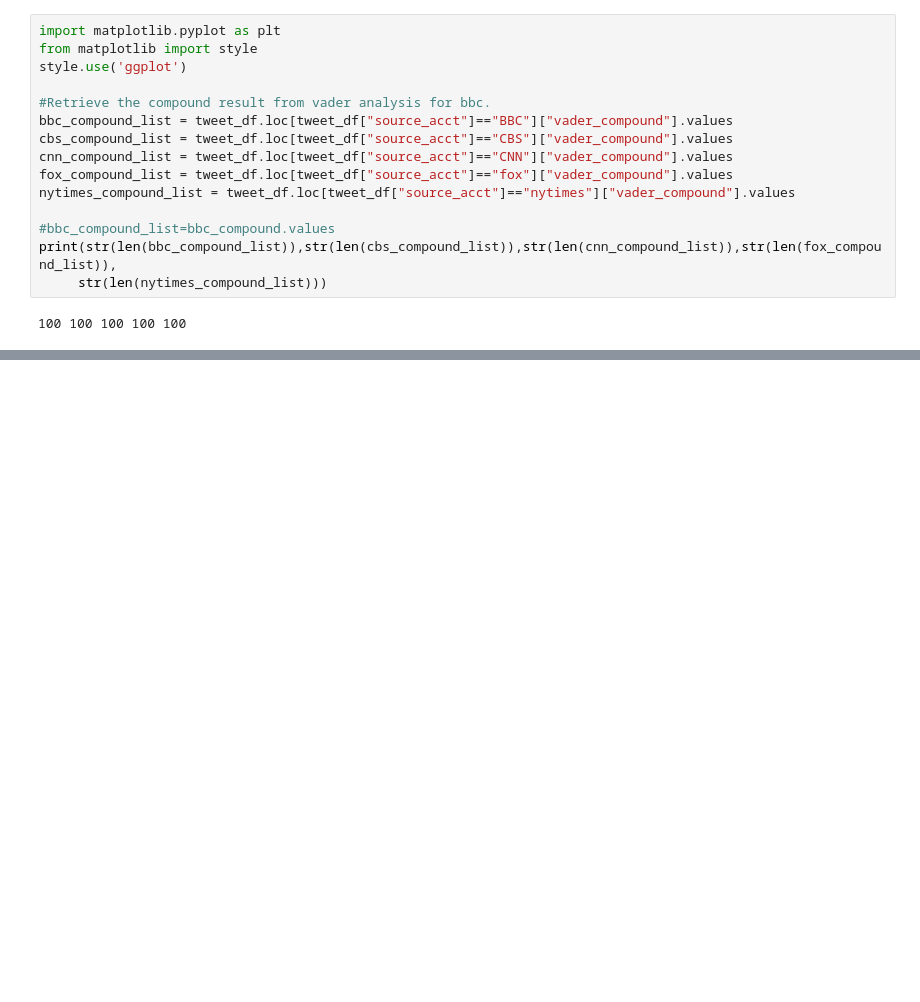
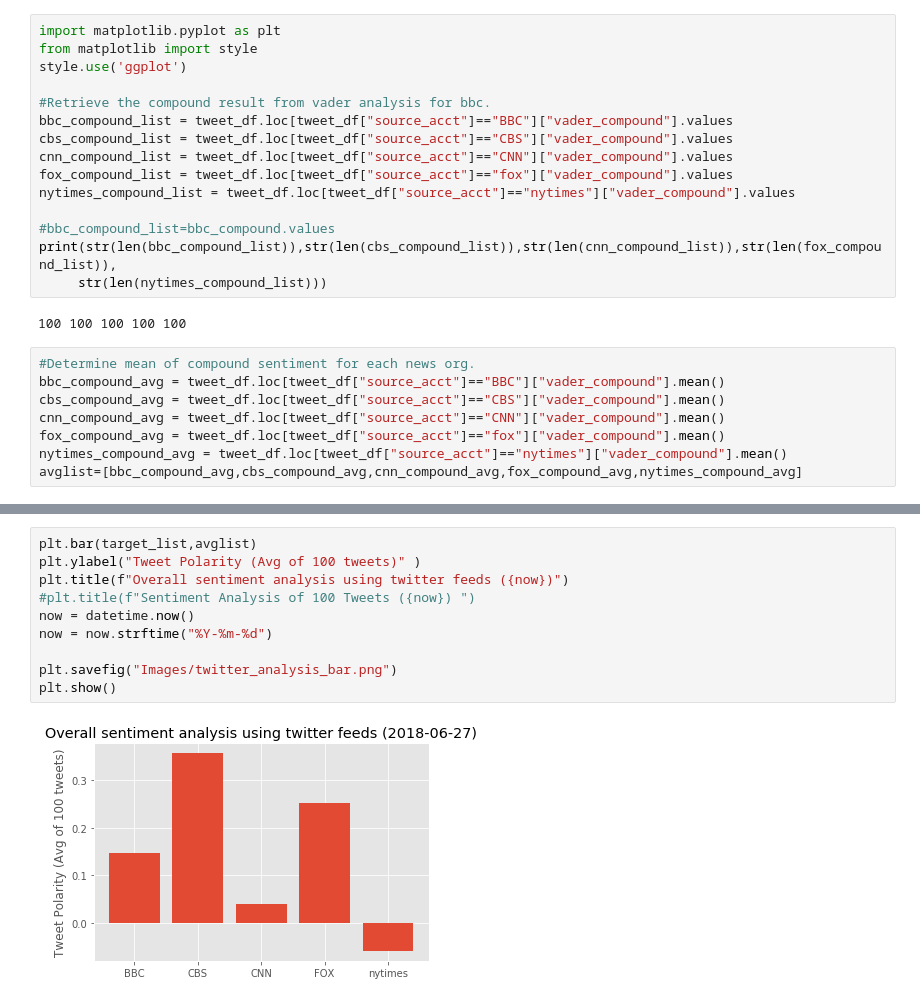
Before and after one commit to vsivakumar9/python-challenge, a Jupyter notebook: Social-Analytics/Sentimentanalysis.ipynb, the cells around one changed output, grey strips where cells are left out. Cells and saved outputs as stored; diff of their text form; blank space fills up the shorter version.

```diff
--- a/Social-Analytics/Sentimentanalysis.ipynb
+++ b/Social-Analytics/Sentimentanalysis.ipynb
@@ -178,6 +179,14 @@ print(str(len(bbc_compound_list)),str(len(cbs_compound_list)),str(len(cnn_compou
      str(len(nytimes_compound_list)))
 # %% [output]
 100 100 100 100 100
+# %%
+#Determine mean of compound sentiment for each news org.
+bbc_compound_avg = tweet_df.loc[tweet_df["source_acct"]=="BBC"]["vader_compound"].mean()
+cbs_compound_avg = tweet_df.loc[tweet_df["source_acct"]=="CBS"]["vader_compound"].mean()
+cnn_compound_avg = tweet_df.loc[tweet_df["source_acct"]=="CNN"]["vader_compound"].mean()
+fox_compound_avg = tweet_df.loc[tweet_df["source_acct"]=="fox"]["vader_compound"].mean()
+nytimes_compound_avg = tweet_df.loc[tweet_df["source_acct"]=="nytimes"]["vader_compound"].mean()
+avglist=[bbc_compound_avg,cbs_compound_avg,cnn_compound_avg,fox_compound_avg,nytimes_compound_avg]
 # %%
 # Create plot
 x_vals = range(100,0,-1)
@@ -209,0 +226,12 @@ Text(0.5,0,'Tweet number(most recent first)')
+# %%
+plt.bar(target_list,avglist)
+plt.ylabel("Tweet Polarity (Avg of 100 tweets)" )
+plt.title(f"Overall sentiment analysis using twitter feeds ({now})")
+#plt.title(f"Sentiment Analysis of 100 Tweets ({now}) ")
+now = datetime.now()
+now = now.strftime("%Y-%m-%d")
+
+plt.savefig("Images/twitter_analysis_bar.png")
+plt.show()
+# %% [output]
+[figure, added]
```
Also changed, not shown: parts of 2 cells of this notebook, 2 other files.
